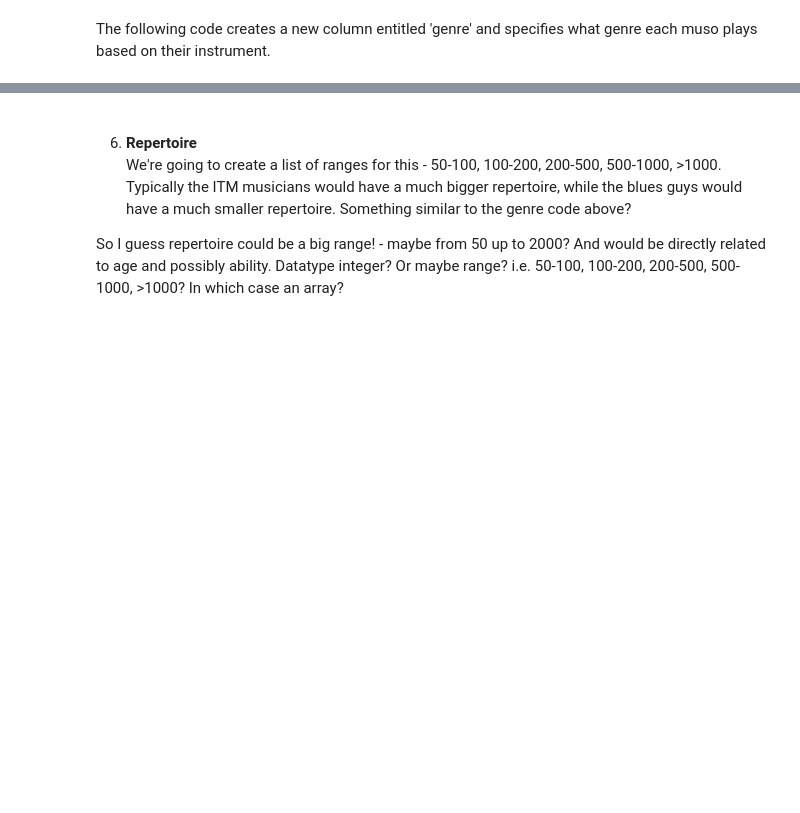
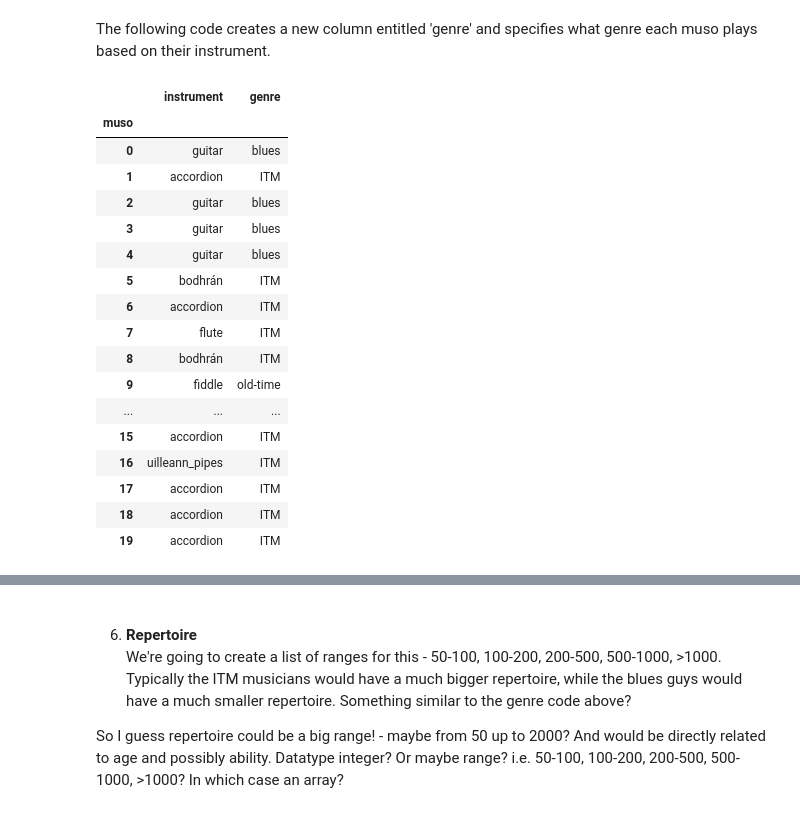
Before and after one commit to Caoimhinv/programming_for_DA_project, a Jupyter notebook: the_session.ipynb, the cells around one changed output, grey strips where cells are left out. Drawn from its saved outputs; the diff is of its cells as text; code cells hidden in the pictures; blank space fills up the shorter version.

```diff
--- a/the_session.ipynb
+++ b/the_session.ipynb
@@ -260,16 +302,36 @@ The following code creates a new column entitled 'genre' and specifies what genr
 # %%
 # where instrument equals accordion, genre equals ITM, etc
 df.loc[df['instrument'] == 'accordion', 'genre'] = 'ITM'
 df.loc[df['instrument'] == 'concertina', 'genre'] = 'ITM'
 df.loc[df['instrument'] == 'guitar', 'genre'] = guitar1
 df.loc[df['instrument'] == 'bass', 'genre'] = bass1
 df.loc[df['instrument'] == 'mandolin', 'genre'] = mandolin1
 df.loc[df['instrument'] == 'banjo', 'genre'] = banjo1
 df.loc[df['instrument'] == 'uilleann_pipes', 'genre'] = 'ITM'
 df.loc[df['instrument'] == 'flute', 'genre'] = 'ITM'
 df.loc[df['instrument'] == 'bodhrán', 'genre'] = 'ITM'
 df.loc[df['instrument'] == 'keyboard', 'genre'] = 'blues'
 df.loc[df['instrument'] == 'drums', 'genre'] = 'blues'
 df.loc[df['instrument'] == 'fiddle', 'genre'] = fiddle1
 
-# df.head(20)
+# have a look
+df.head(20)
+# %% [output]
+|  | instrument | genre |
+| muso |  |  |
+| 0 | guitar | blues |
+| 1 | accordion | ITM |
+| 2 | guitar | blues |
+| 3 | guitar | blues |
+| 4 | guitar | blues |
+| 5 | bodhrán | ITM |
+| 6 | accordion | ITM |
+| 7 | flute | ITM |
+| 8 | bodhrán | ITM |
+| 9 | fiddle | old-time |
+| ... | ... | ... |
+| 15 | accordion | ITM |
+| 16 | uilleann_pipes | ITM |
+| 17 | accordion | ITM |
+| 18 | accordion | ITM |
+| 19 | accordion | ITM |
```
Also changed, not shown: parts of 22 cells of this notebook, 1 other file.
